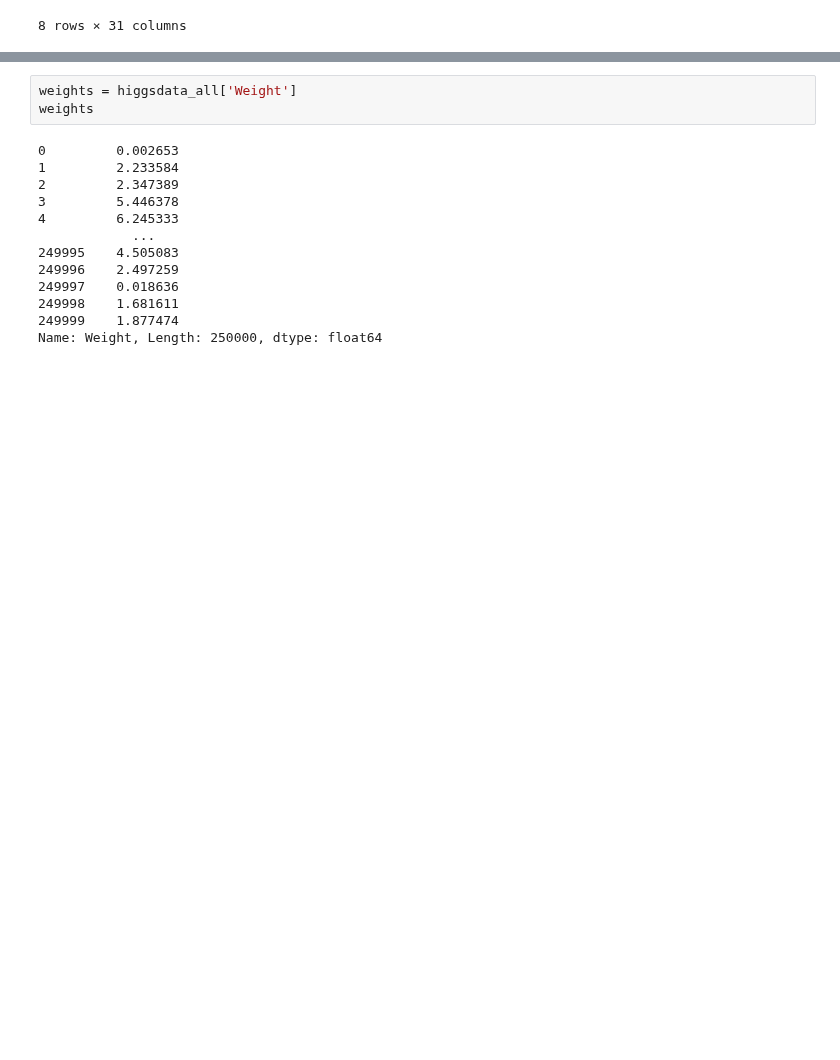
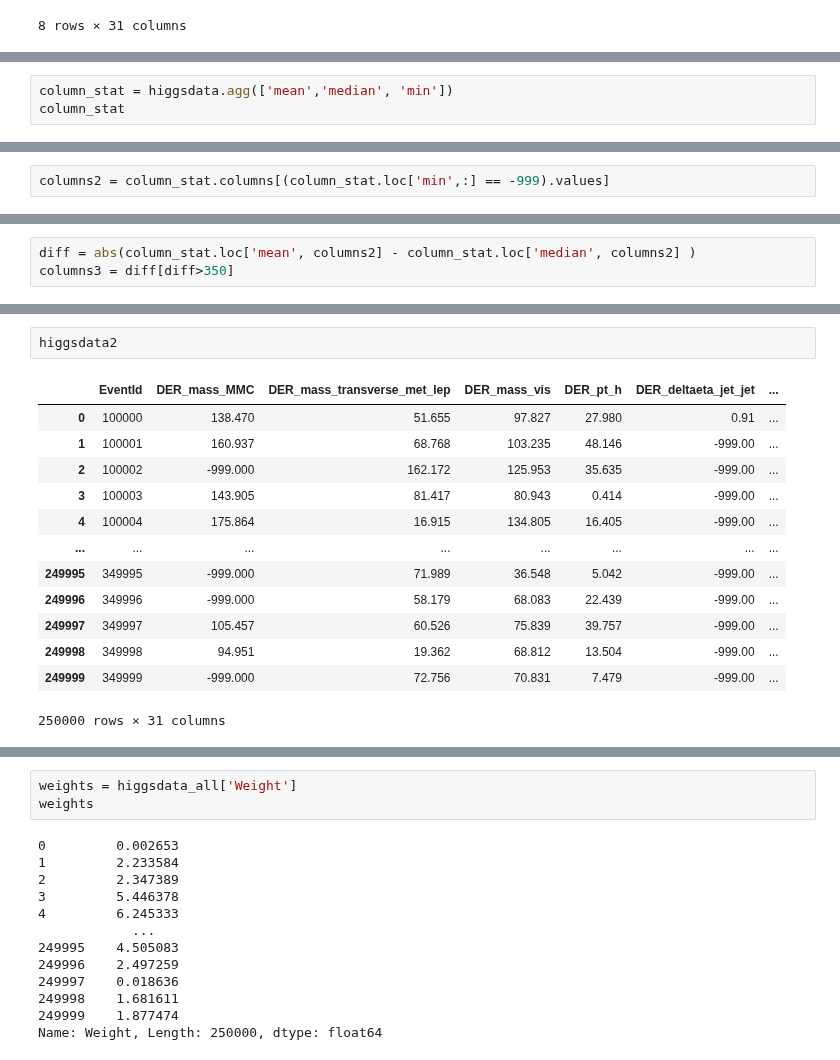
Before and after one commit to bivekpok/DSPS_BPokhrel, a Jupyter notebook: HW9/pokhrel_hw9.ipynb, the cells around one changed output, grey strips where cells are left out. Cells and saved outputs as stored; diff of their text form; blank space fills up the shorter version.

```diff
--- a/HW9/pokhrel_hw9.ipynb
+++ b/HW9/pokhrel_hw9.ipynb
@@ -140,0 +145,3 @@ Name: Label, Length: 250000, dtype: object
+# %%
+column_stat = higgsdata.agg(['mean','median', 'min'])
+column_stat
@@ -140,0 +161,2 @@ Name: Label, Length: 250000, dtype: object
+# %%
+columns2 = column_stat.columns[(column_stat.loc['min',:] == -999).values]
@@ -140,0 +198,3 @@ Name: Label, Length: 250000, dtype: object
+# %%
+diff = abs(column_stat.loc['mean', columns2] - column_stat.loc['median', columns2] )
+columns3 = diff[diff>350]
@@ -140,0 +230,16 @@ Name: Label, Length: 250000, dtype: object
+# %%
+higgsdata2
+# %% [output]
+|  | EventId | DER_mass_MMC | DER_mass_transverse_met_lep | DER_mass_vis | DER_pt_h | DER_deltaeta_jet_jet | ... |
+| 0 | 100000 | 138.470 | 51.655 | 97.827 | 27.980 | 0.91 | ... |
+| 1 | 100001 | 160.937 | 68.768 | 103.235 | 48.146 | -999.00 | ... |
+| 2 | 100002 | -999.000 | 162.172 | 125.953 | 35.635 | -999.00 | ... |
+| 3 | 100003 | 143.905 | 81.417 | 80.943 | 0.414 | -999.00 | ... |
+| 4 | 100004 | 175.864 | 16.915 | 134.805 | 16.405 | -999.00 | ... |
+| ... | ... | ... | ... | ... | ... | ... | ... |
+| 249995 | 349995 | -999.000 | 71.989 | 36.548 | 5.042 | -999.00 | ... |
+| 249996 | 349996 | -999.000 | 58.179 | 68.083 | 22.439 | -999.00 | ... |
+| 249997 | 349997 | 105.457 | 60.526 | 75.839 | 39.757 | -999.00 | ... |
+| 249998 | 349998 | 94.951 | 19.362 | 68.812 | 13.504 | -999.00 | ... |
+| 249999 | 349999 | -999.000 | 72.756 | 70.831 | 7.479 | -999.00 | ... |
+250000 rows × 31 columns
```
Also changed, not shown: parts of 40 cells of this notebook.
